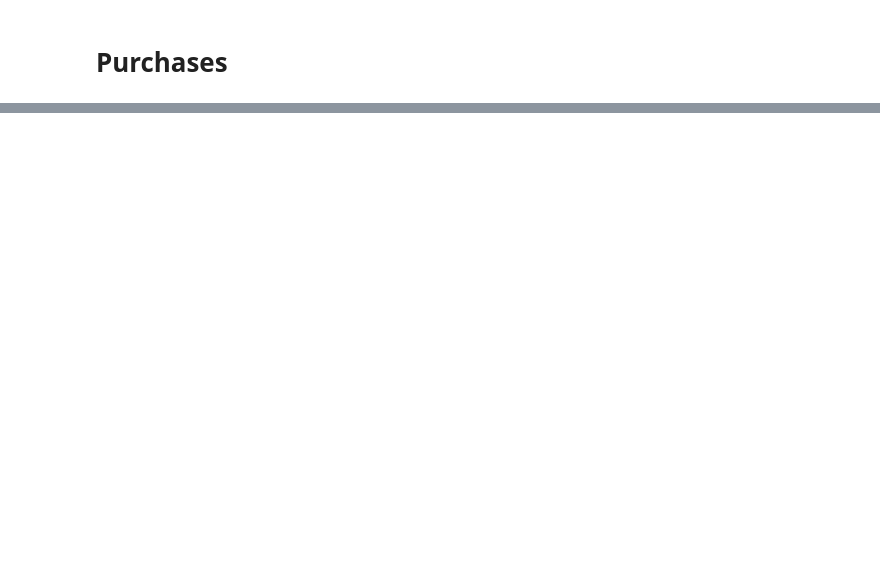
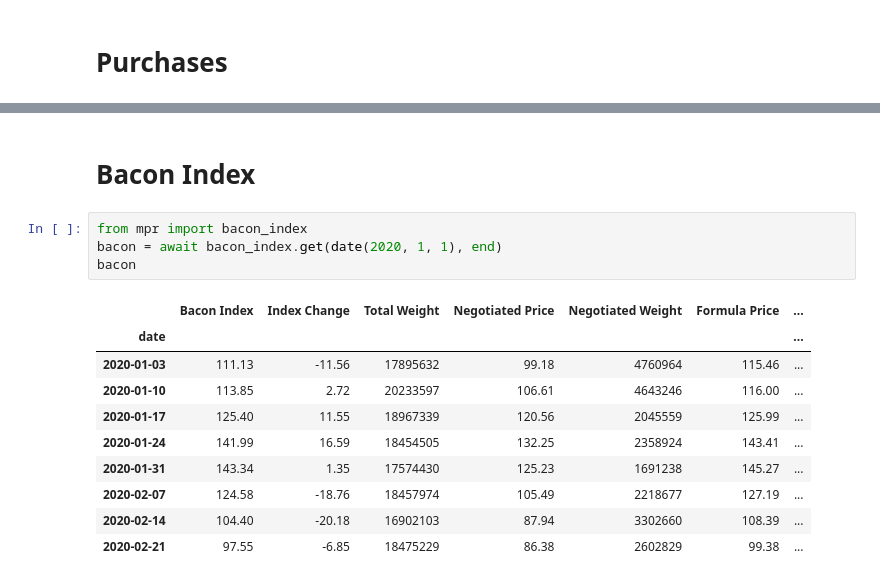
Before and after one commit to kirkedev/mpr, a Jupyter notebook: examples.ipynb, the cells around one changed output, grey strips where cells are left out. Saved outputs shown, nothing was run; the diff lists cells and outputs as text; blank space fills up the shorter version.

Commit message:
Update examples notebook with bacon index

```diff
--- a/examples.ipynb
+++ b/examples.ipynb
@@ -94,0 +96,17 @@ purchases['Purchase Index'].plot()
+# %% [markdown]
+# Bacon Index
+# %%
+from mpr import bacon_index
+bacon = await bacon_index.get(date(2020, 1, 1), end)
+bacon
+# %% [output]
+|  | Bacon Index | Index Change | Total Weight | Negotiated Price | Negotiated Weight | Formula Price | ... |
+| date |  |  |  |  |  |  | ... |
+| 2020-01-03 | 111.13 | -11.56 | 17895632 | 99.18 | 4760964 | 115.46 | ... |
+| 2020-01-10 | 113.85 | 2.72 | 20233597 | 106.61 | 4643246 | 116.00 | ... |
+| 2020-01-17 | 125.40 | 11.55 | 18967339 | 120.56 | 2045559 | 125.99 | ... |
+| 2020-01-24 | 141.99 | 16.59 | 18454505 | 132.25 | 2358924 | 143.41 | ... |
+| 2020-01-31 | 143.34 | 1.35 | 17574430 | 125.23 | 1691238 | 145.27 | ... |
+| 2020-02-07 | 124.58 | -18.76 | 18457974 | 105.49 | 2218677 | 127.19 | ... |
+| 2020-02-14 | 104.40 | -20.18 | 16902103 | 87.94 | 3302660 | 108.39 | ... |
+| 2020-02-21 | 97.55 | -6.85 | 18475229 | 86.38 | 2602829 | 99.38 | ... |
```
Also changed, not shown: parts of 5 cells of this notebook, 2 other files.
